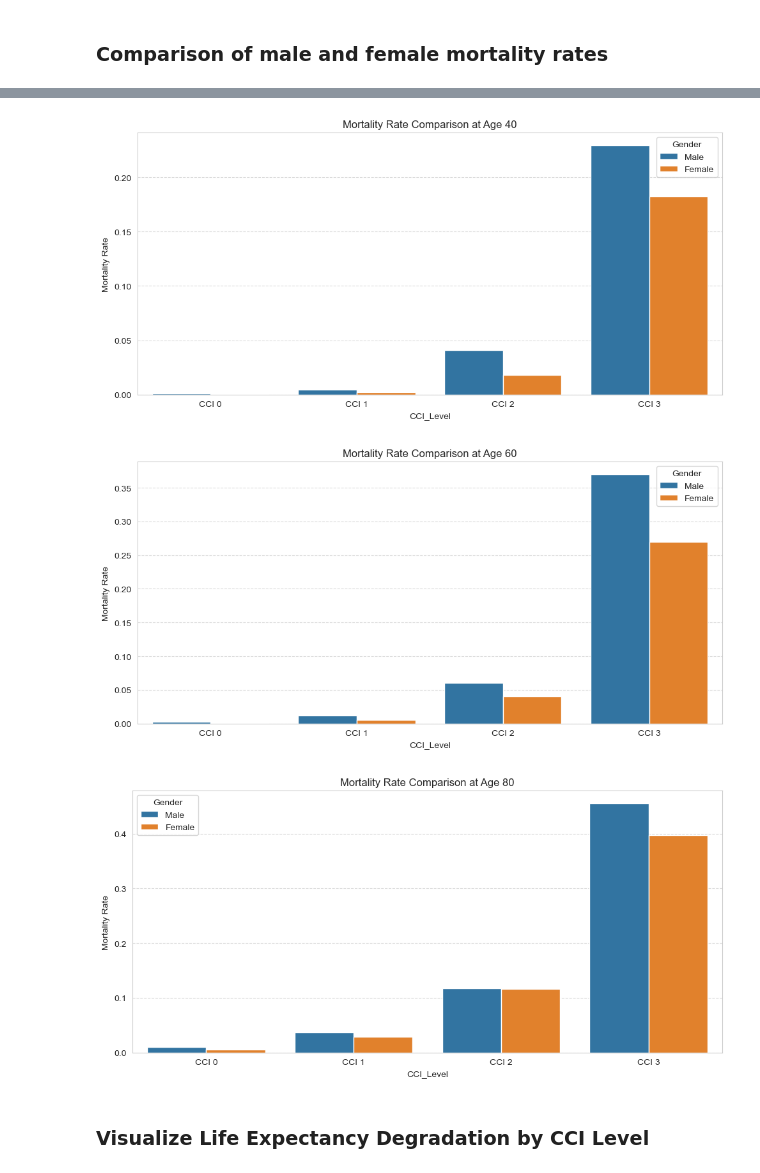
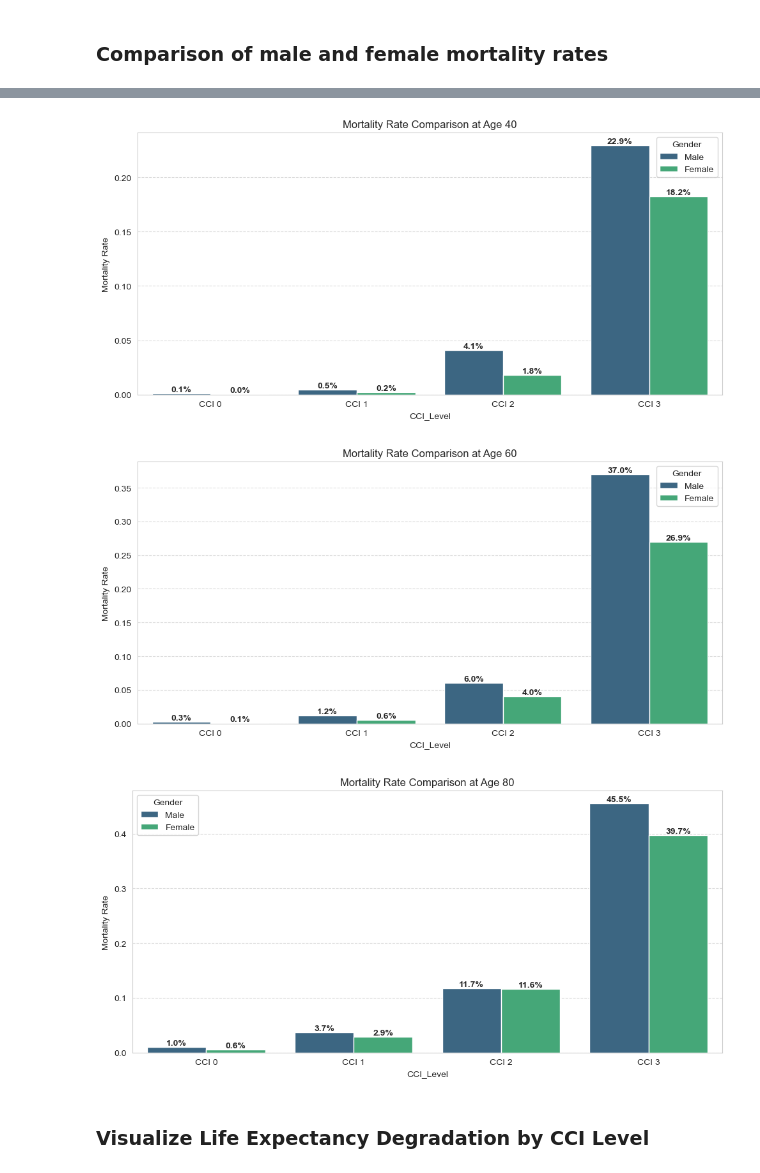
Before and after one commit to mrredcoding/mortality-study, a Jupyter notebook: data/mortality_analysis.ipynb, the cells around one changed output, grey strips where cells are left out. Drawn from its saved outputs; the diff is of its cells as text; code cells hidden in the pictures.

```diff
--- a/data/mortality_analysis.ipynb
+++ b/data/mortality_analysis.ipynb
@@ -62,10 +62,17 @@ for age in selected_ages:
     mortality_long = mortality_long.melt(id_vars='Gender', var_name='CCI_Level', value_name='Mortality_Rate')
 
     plt.figure(figsize=(10, 5))
-    sns.barplot(data=mortality_long, x='CCI_Level', y='Mortality_Rate', hue='Gender')
+    ax = sns.barplot(data=mortality_long, x='CCI_Level', y='Mortality_Rate', hue='Gender', palette='viridis')
     plt.title(f'Mortality Rate Comparison at Age {age}')
     plt.ylabel('Mortality Rate')
     plt.grid(True, axis='y', linestyle='--', alpha=0.7)
+    for p in ax.patches:
+        height = p.get_height()
+        if height > 0:
+            ax.annotate(f'{height:.1%}',
+                        (p.get_x() + p.get_width() / 2, height),
+                        ha='center', va='bottom', fontsize=10, fontweight='bold')
+
     plt.tight_layout()
     plt.savefig(f'{PACKAGE_NAME}/mortality_rate_comparison_at_age_{age}.png', dpi=300, bbox_inches='tight')
     plt.show()
@@ -74,6 +81,6 @@ for age in selected_ages:
-[figure, old version]
+[figure, new version]
-[figure, old version]
+[figure, new version]
-[figure, old version]
+[figure, new version]
 # %% [markdown]
 ### Visualize Life Expectancy Degradation by CCI Level
 # %%
```
Also changed, not shown: parts of 2 cells of this notebook, 8 other files.
